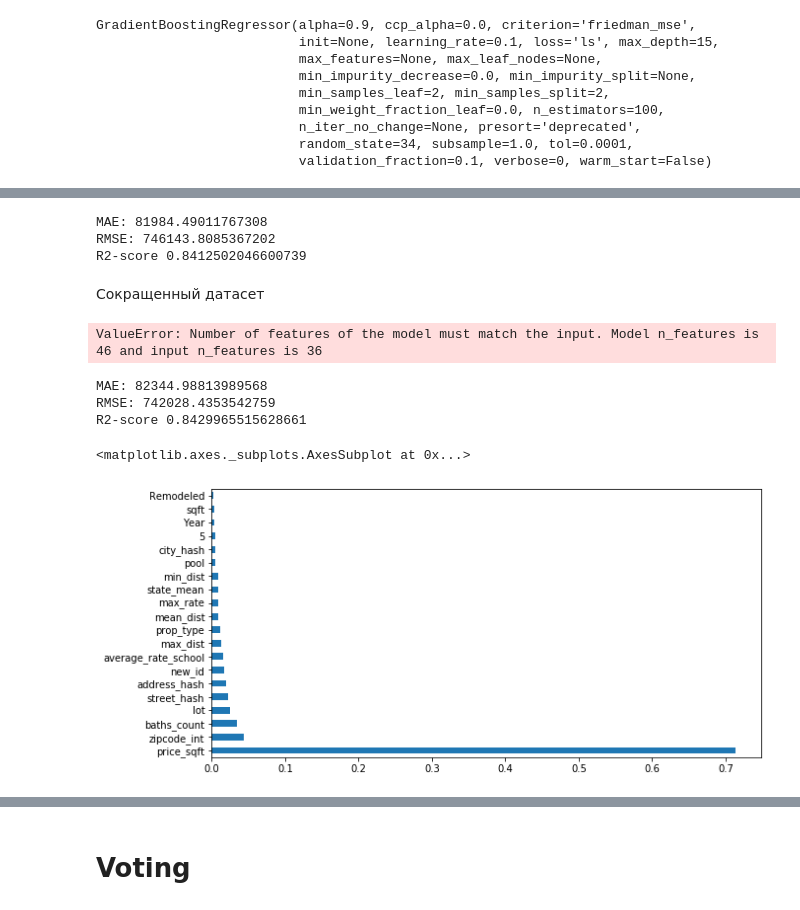
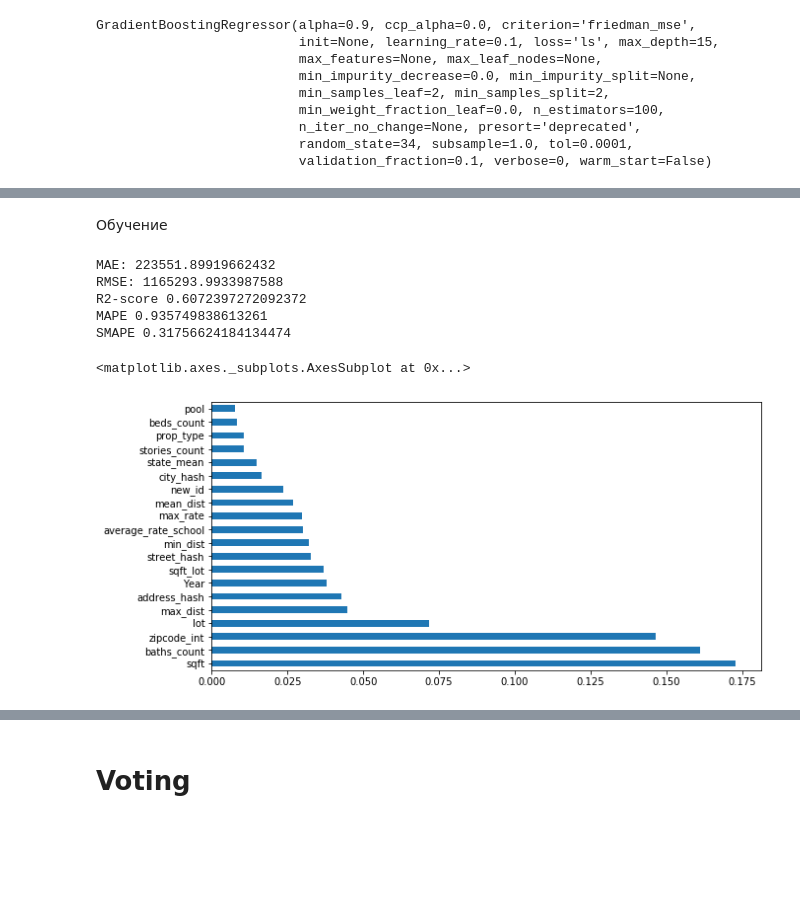
Before and after one commit to tashikk/SF_final_work, a Jupyter notebook: 3. Learning.ipynb, the cells around one changed output, grey strips where cells are left out. Cells and saved outputs as stored; diff of their text form; code cells hidden in the pictures; blank space fills up the shorter version.

```diff
--- a/3. Learning.ipynb
+++ b/3. Learning.ipynb
@@ -20,5 +21,4 @@ RANDOM_SEED = 34
 TEST_SIZE=0.2
 
 #загружаем датасеты для обучения
-data = pd.read_csv('data4ml.csv') #все колонки, которые получились в п.1. Далее - Полный датасет
-data_2 = pd.read_csv('data4ml_2.csv') #датасет с удаленными колонками после feature-selector. Далее - сокращенный датасет
+data = pd.read_csv('data4ml_5.csv')  #датасет с удаленными колонками после feature-selector
@@ -50,0 +25,2 @@ data.head(10)
+# %%
+data['sqft_lot'] = data['sqft']+data['lot']
@@ -51,10 +47,5 @@ data.head(10)
 # %%
-#разделяем датасеты на данные и целевую переменную
-columns = list(set(data.columns) - set(['target']))
+#разделяем датасеты на данные и целевую переменную, отбрасывая при этом стоимость за кв. фут
+columns = list(set(data.columns) - set(['target', 'price_sqft', 'price', 'price_lot']))
 X = data[columns]
 y = data['target']
-
-
-columns_2 = list(set(data_2.columns) - set(['target']))
-X_2 = data_2[columns_2]
-y_2 = data_2['target']
@@ -166,5 +195,0 @@ R2-score 0.8391395142773859
-# %%
-#посмотрим, какие колонки вносят больший вклад
-plt.rcParams['figure.figsize'] = (10,5)
-feat_importances = pd.Series(model.feature_importances_, index=X_2.columns)
-feat_importances.nlargest(20).plot(kind='barh')
@@ -205,46 +225,28 @@ GradientBoostingRegressor(alpha=0.9, ccp_alpha=0.0, criterion='friedman_mse',
+# %% [markdown]
+Обучение
 # %%
 X_train, X_test, y_train, y_test = train_test_split(X,y, test_size=TEST_SIZE, random_state = RANDOM_SEED)
 gbrt = GradientBoostingRegressor(max_depth=15, n_estimators=100,
                                  min_samples_leaf = 2, learning_rate=0.1,random_state = RANDOM_SEED,
                                  verbose =0)
 gbrt.fit(X_train,y_train)
-y_pred = gbrt.predict(X_test)
-print('MAE:', metrics.mean_absolute_error(y_test, y_pred))
-print('RMSE:', np.sqrt(metrics.mean_squared_error(y_test, y_pred)))
-print('R2-score', metrics.r2_score(y_test, y_pred))
+y_pred_gbrt = gbrt.predict(X_test)
+print('MAE:', metrics.mean_absolute_error(y_test, y_pred_gbrt))
+print('RMSE:', np.sqrt(metrics.mean_squared_error(y_test, y_pred_gbrt)))
+print('R2-score', metrics.r2_score(y_test, y_pred_gbrt))
+print('MAPE', MAPE(y_test, y_pred_gbrt))
+print('SMAPE', SMAPE(y_test, y_pred_gbrt))
 # %% [output]
-MAE: 81984.49011767308
-RMSE: 746143.8085367202
-R2-score 0.8412502046600739
+MAE: 223551.89919662432
+RMSE: 1165293.9933987588
+R2-score 0.6072397272092372
+MAPE 0.935749838613261
+SMAPE 0.31756624184134474
-# %% [markdown]
-Сокращенный датасет
-# %%
-X_train, X_test, y_train, y_test = train_test_split(X_2,y_2, test_size=TEST_SIZE, random_state = RANDOM_SEED)
-
-gbrt_2 = GradientBoostingRegressor(max_depth=15, n_estimators=100,
-                                 min_samples_leaf = 2, learning_rate=0.1,random_state = RANDOM_SEED,
-                                 verbose =0)
-gbrt_2.fit(X_train,y_train)
-y_pred_2 = gbrt_2.predict(X_test)
-print('MAE:', metrics.mean_absolute_error(y_test, y_pred_2))
-print('RMSE:', np.sqrt(metrics.mean_squared_error(y_test, y_pred_2)))
-print('R2-score', metrics.r2_score(y_test, y_pred_2))
-# %% [output]
-ValueError: Number of features of the model must match the input. Model n_features is 46 and input n_features is 36
-# %%
-y_pred_2 = gbrt_2.predict(X_test)
-print('MAE:', metrics.mean_absolute_error(y_test, y_pred_2))
-print('RMSE:', np.sqrt(metrics.mean_squared_error(y_test, y_pred_2)))
-print('R2-score', metrics.r2_score(y_test, y_pred_2))
-# %% [output]
-MAE: 82344.98813989568
-RMSE: 742028.4353542759
-R2-score 0.8429965515628661
 # %%
 #посмотрим, какие колонки вносят больший вклад
 plt.rcParams['figure.figsize'] = (10,5)
-feat_importances = pd.Series(gbrt_2.feature_importances_, index=X_2.columns)
+feat_importances = pd.Series(gbrt.feature_importances_, index=X.columns)
 feat_importances.nlargest(20).plot(kind='barh')
 # %% [output]
 <matplotlib.axes._subplots.AxesSubplot at 0x...>
-[figure, old version]
+[figure, new version]
```
Also changed, not shown: parts of 41 cells of this notebook, 4 other files.
